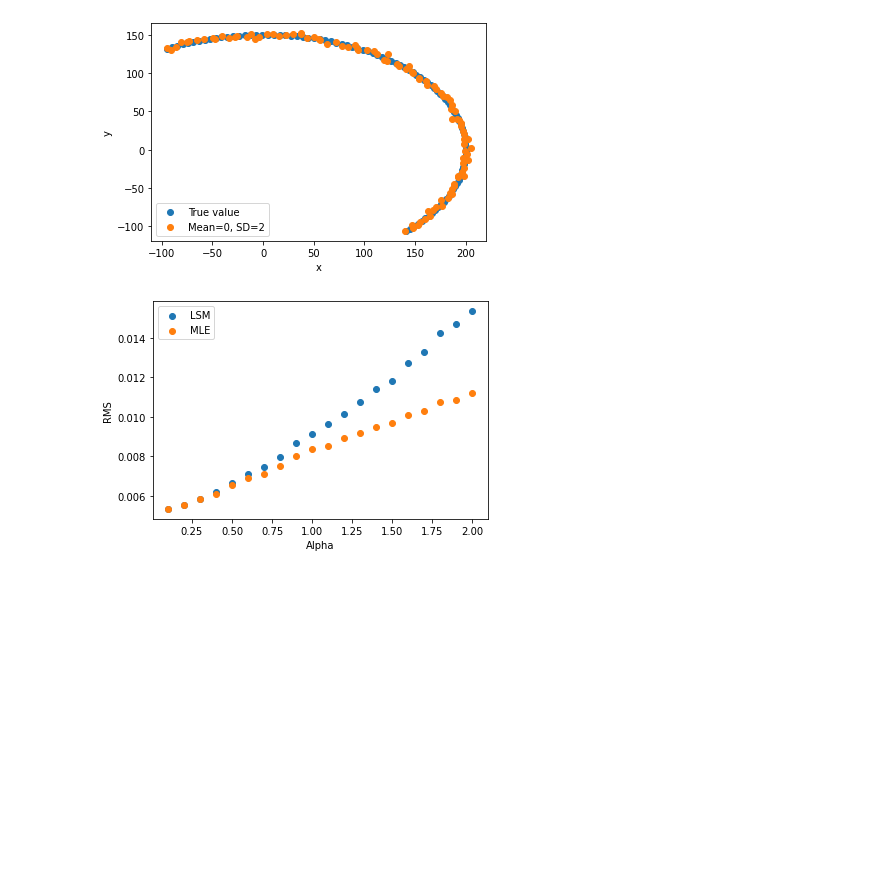
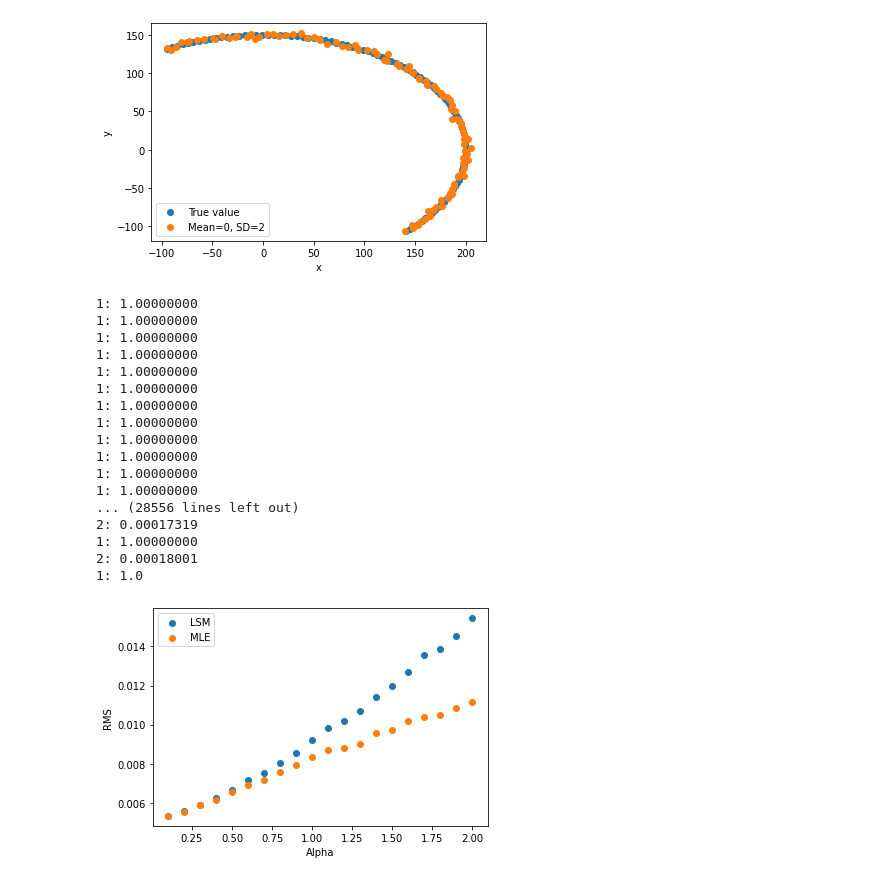
Before and after one commit to yushi1999/data_science, a Jupyter notebook: numerical_analysis_report1/saito.ipynb, the cells around one changed output. Cells and saved outputs as stored; diff of their text form; code cells hidden in the pictures; blank space fills up the shorter version.

```diff
--- a/numerical_analysis_report1/saito.ipynb
+++ b/numerical_analysis_report1/saito.ipynb
@@ -76,7 +76,9 @@ class Kadai4:
     def calc_MLE(self, xv, yv):
         u = np.zeros((6, 1))  # パラメータベクトル u の初期値
         u0 = np.zeros((6, 1)) # パラメータベクトル u のひとつ前の反復計算の結果
+        k=0
         while True:
+            k+=1
             M = self.calc_M_MLE(xv, yv, u0)
             L = self.calc_L(xv, yv, u0)
             val, vec = np.linalg.eig(M - L)
@@ -86,6 +88,7 @@ class Kadai4:
             if np.linalg.norm(u0-u, ord=2) < 0.00001:
                 # print("deb 1", np.linalg.norm(u0-u, ord=2))
                 break
+            print("{}: {:.8f}".format(k,np.linalg.norm(u0-u,ord=2)))
             u0 = u
         return u
 
@@ -113,34 +116,51 @@ class Kadai4:
         for xi, yi in zip(xv, yv):
             xi_a = self.calc_xi_a(xi, yi)
             V = self.calc_V(xi, yi)
             if u.T.dot(V.dot(u)) == 0:
                 L += (xi_a.T.dot(u))**2 * V
             else:
                 L += (xi_a.T.dot(u))**2 * V / u.T.dot(V.dot(u))**2
         return L
     def calc_xi_a(self, xi, yi):
         return np.array([[xi**2, 2*xi*yi, yi**2, 2*xi, 2*yi, 1]]).T
     def calc_V(self, xi, yi):
         return np.array([
             [xi**2, xi*yi,       0,     xi, 0,  0],
             [xi*yi, xi**2+yi**2, xi*yi, yi, xi, 0],
             [0,     xi*yi,       yi**2, 0,  yi, 0],
             [xi,    yi,          0,     1,  0,  0],
             [0,     xi,          yi,    0,  1,  0],
             [0,     0,           0,     0,  0,  0]
         ])
 
     def out_fig(self, filename):
         plt.clf()
         plt.xlabel("Alpha"), plt.ylabel("RMS")
         plt.scatter(self.sigmas, np.sqrt(self.RMS_LSM), label='LSM')
         plt.scatter(self.sigmas, np.sqrt(self.RMS_MLE), label='MLE')
         plt.legend()
         plt.savefig(filename)
 k4 = Kadai4(k3, epoch=1000)
 k4.out_fig(filename='./fig3.pdf')
 # %% [output]
+1: 1.00000000
+1: 1.00000000
+1: 1.00000000
+1: 1.00000000
+1: 1.00000000
+1: 1.00000000
+1: 1.00000000
+1: 1.00000000
+1: 1.00000000
+1: 1.00000000
+1: 1.00000000
+1: 1.00000000
+... (28556 lines left out)
+2: 0.00017319
+1: 1.00000000
+2: 0.00018001
+1: 1.0
-[figure, old version]
+[figure, new version]
 # %%
 # 課題 5
 class Kadai5:
```
Also changed, not shown: parts of 1 cell of this notebook, 9 other files.
